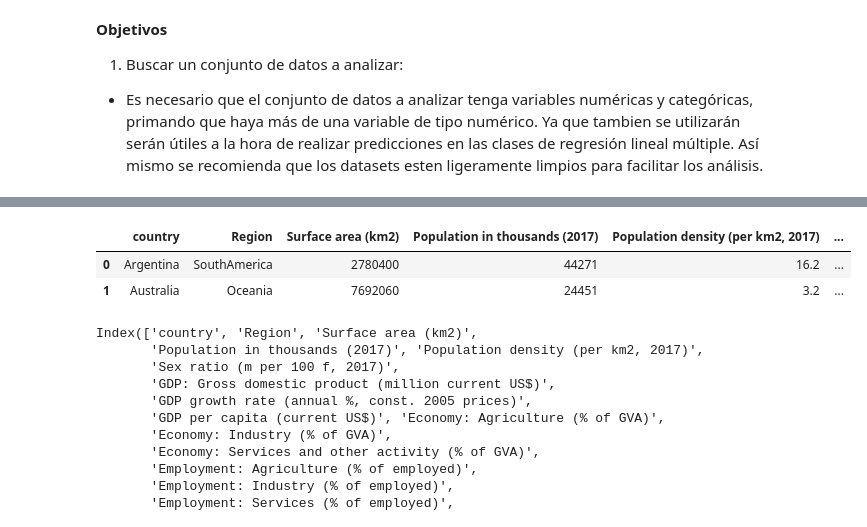
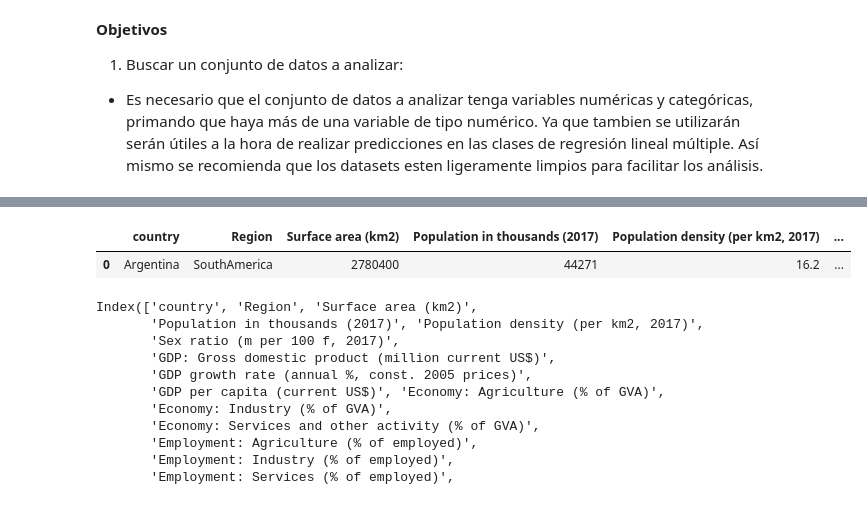
Before and after one commit to Adalab/promo-d-da-modulo3-sprint1-elisa-lidya, a Jupyter notebook: regresion-lineal/pair-regresion-lineal-ml-intro.ipynb, the cells around one changed output, grey strips where cells are left out. Drawn from its saved outputs; the diff is of its cells as text; code cells hidden in the pictures.

```diff
--- a/regresion-lineal/pair-regresion-lineal-ml-intro.ipynb
+++ b/regresion-lineal/pair-regresion-lineal-ml-intro.ipynb
@@ -46,10 +44,9 @@ os.chdir('promo-d-da-modulo3-sprint1-elisa-lidya')
 # %%
-df_socio = pd.read_csv("datos/soci_econ_country_profiles.csv", index_col=0)
-df_socio.head(2)
+df_socio = pd.read_csv("../datos/soci_econ_country_profiles.csv", index_col=0)
+df_socio.head(1)
 # %% [output]
 |  | country | Region | Surface area (km2) | Population in thousands (2017) | Population density (per km2, 2017) | ... |
 | 0 | Argentina | SouthAmerica | 2780400 | 44271 | 16.2 | ... |
-| 1 | Australia | Oceania | 7692060 | 24451 | 3.2 | ... |
 # %%
 df_socio.columns
 # %% [output]
```
Also changed, not shown: parts of 19 cells of this notebook.
